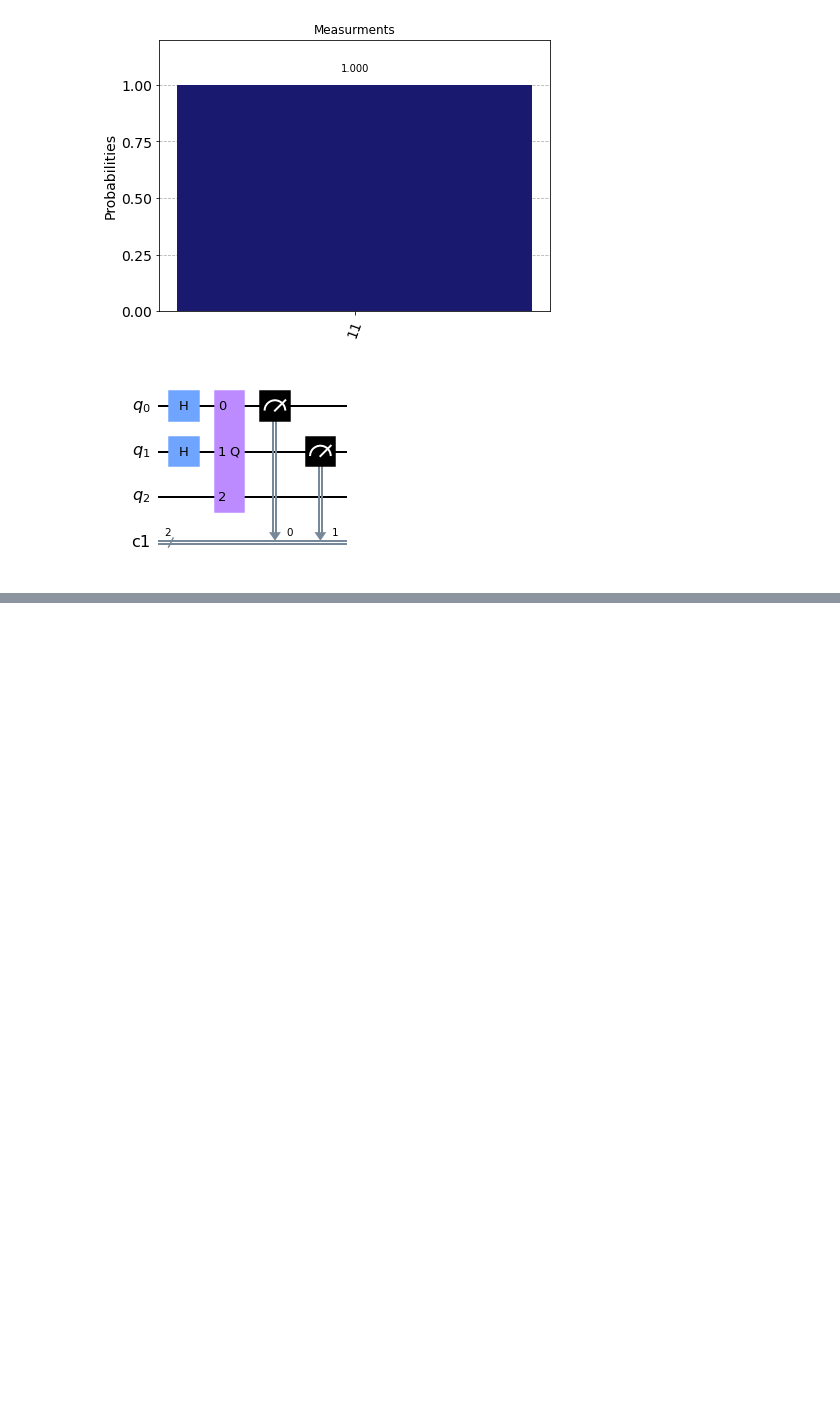
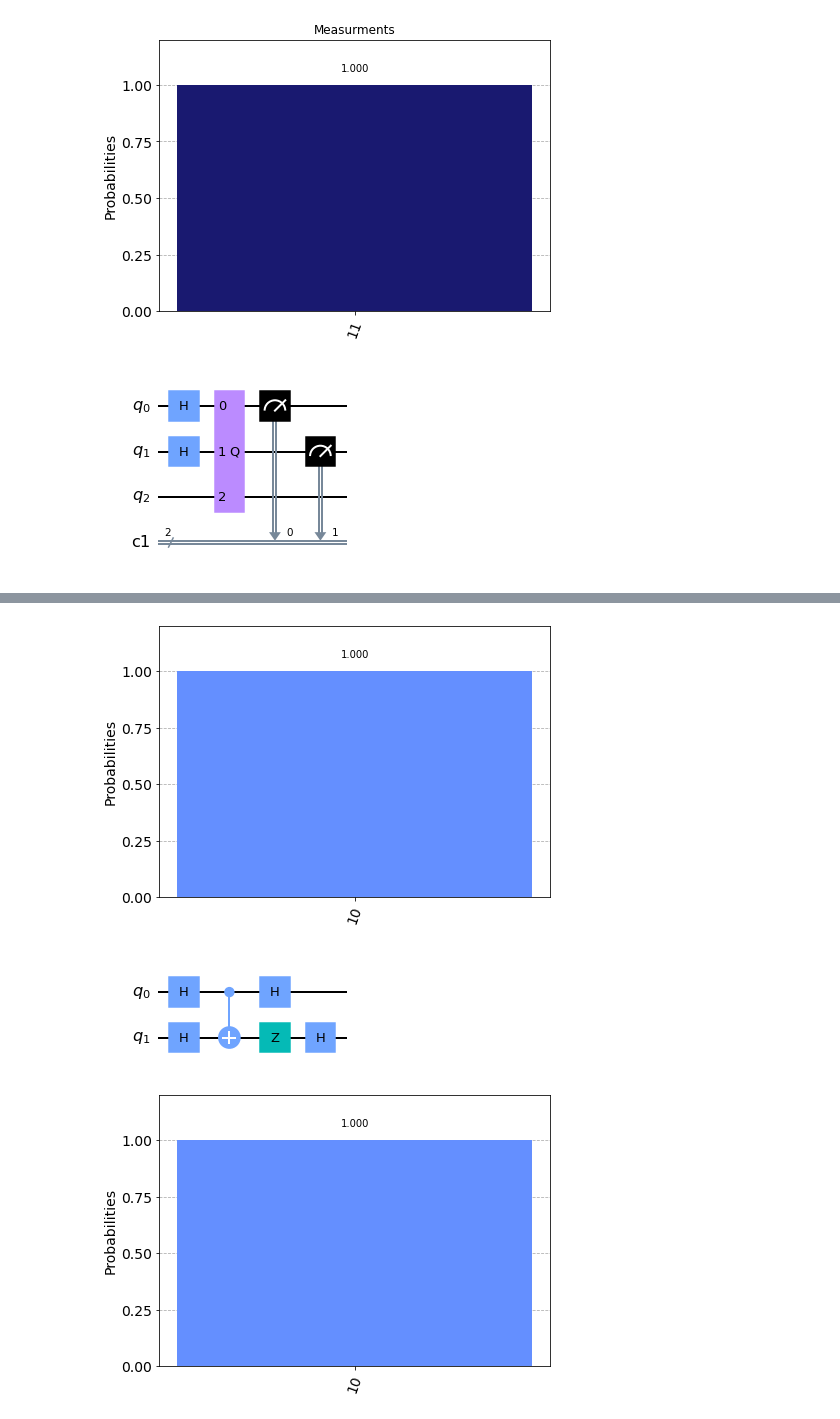
Before and after one commit to Hasanshekh/Oracle, a Jupyter notebook: Oracle Exercise.ipynb, the cells around one changed output, grey strips where cells are left out. Saved outputs shown, nothing was run; the diff lists cells and outputs as text; code cells hidden in the pictures; blank space fills up the shorter version.

```diff
--- a/Oracle Exercise.ipynb
+++ b/Oracle Exercise.ipynb
@@ -87,0 +122,8 @@ enter the string 00011000
+# %%
+qc,counts = run_oracle(lambda qc: qc.z(1))
+qc.draw("mpl")
+plot_histogram(counts)
+# %% [output]
+[figure, added]
+[figure, added]
+[figure, added]
```
Also changed, not shown: parts of 6 cells of this notebook.
